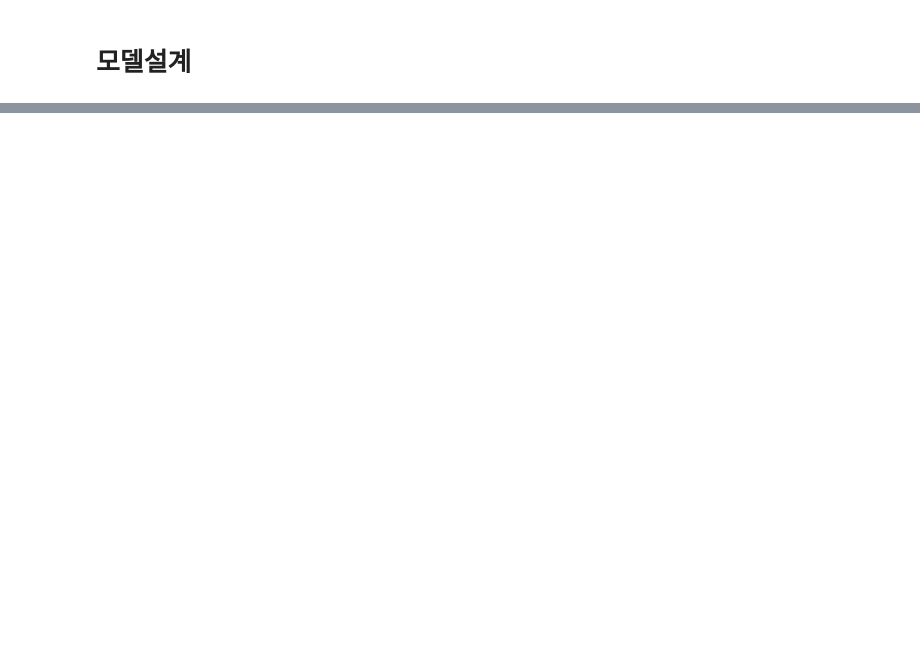
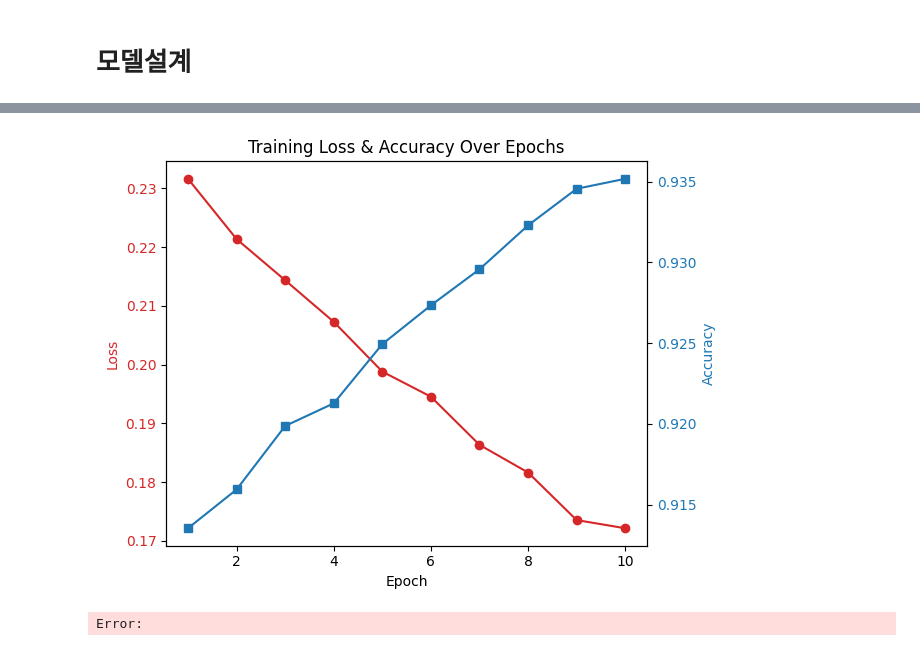
Before and after one commit to rmind9481/git_KDT7, a Jupyter notebook: 10.DL/D0331/fashin_model.ipynb, the cells around one changed output, grey strips where cells are left out. Drawn from its saved outputs; the diff is of its cells as text; code cells hidden in the pictures; blank space fills up the shorter version.

```diff
--- a/10.DL/D0331/fashin_model.ipynb
+++ b/10.DL/D0331/fashin_model.ipynb
@@ -26,8 +26,8 @@ from torch.utils.data import Dataset,DataLoader
 from torchmetrics.classification import * # 성능지표
 # %%
 
-train_DF = pd.read_csv('../Data/fashion-mnist_train.csv')
-test_DF = pd.read_csv('../Data/fashion-mnist_test.csv')
+train_DF = pd.read_csv('../../Data/fashion-mnist_train.csv')
+test_DF = pd.read_csv('../../Data/fashion-mnist_test.csv')
 # %%
 print(train_DF.shape,test_DF.shape)
 # %% [output]
@@ -124 +96,9 @@ Train_dataset[0][0] ,Train_dataset[1][0]
+# %%
+# 데이터셋 생성
+train_dataset = my_Dataset(train_DF)
+test_dataset = my_Dataset(test_DF)
+
+# DataLoader 설정
+train_loader = DataLoader(train_dataset, batch_size=64, shuffle=True)
+test_loader = DataLoader(test_dataset, batch_size=64, shuffle=False)
 # %%
@@ -177,0 +233,26 @@ class My_Model(nn.module):
+# %%
+
+# 그래프 그리기
+fig, ax1 = plt.subplots()
+
+# 손실 그래프 (왼쪽 Y축)
+color = 'tab:red'
+ax1.set_xlabel('Epoch')
+ax1.set_ylabel('Loss', color=color)
+ax1.plot(range(1, num_epochs + 1), train_losses, marker='o', color=color, label="Loss")
+ax1.tick_params(axis='y', labelcolor=color)
+
+# 정확도 그래프 (오른쪽 Y축)
+ax2 = ax1.twinx()
+color = 'tab:blue'
+ax2.set_ylabel('Accuracy', color=color)
+ax2.plot(range(1, num_epochs + 1), train_accuracies, marker='s', color=color, label="Accuracy")
+ax2.tick_params(axis='y', labelcolor=color)
+
+# 제목 & 레이아웃 설정
+plt.title('Training Loss & Accuracy Over Epochs')
+fig.tight_layout()
+plt.show()
+# %% [output]
+[figure, added]
+Error:
```
Also changed, not shown: parts of 10 cells of this notebook, 6 other files.
